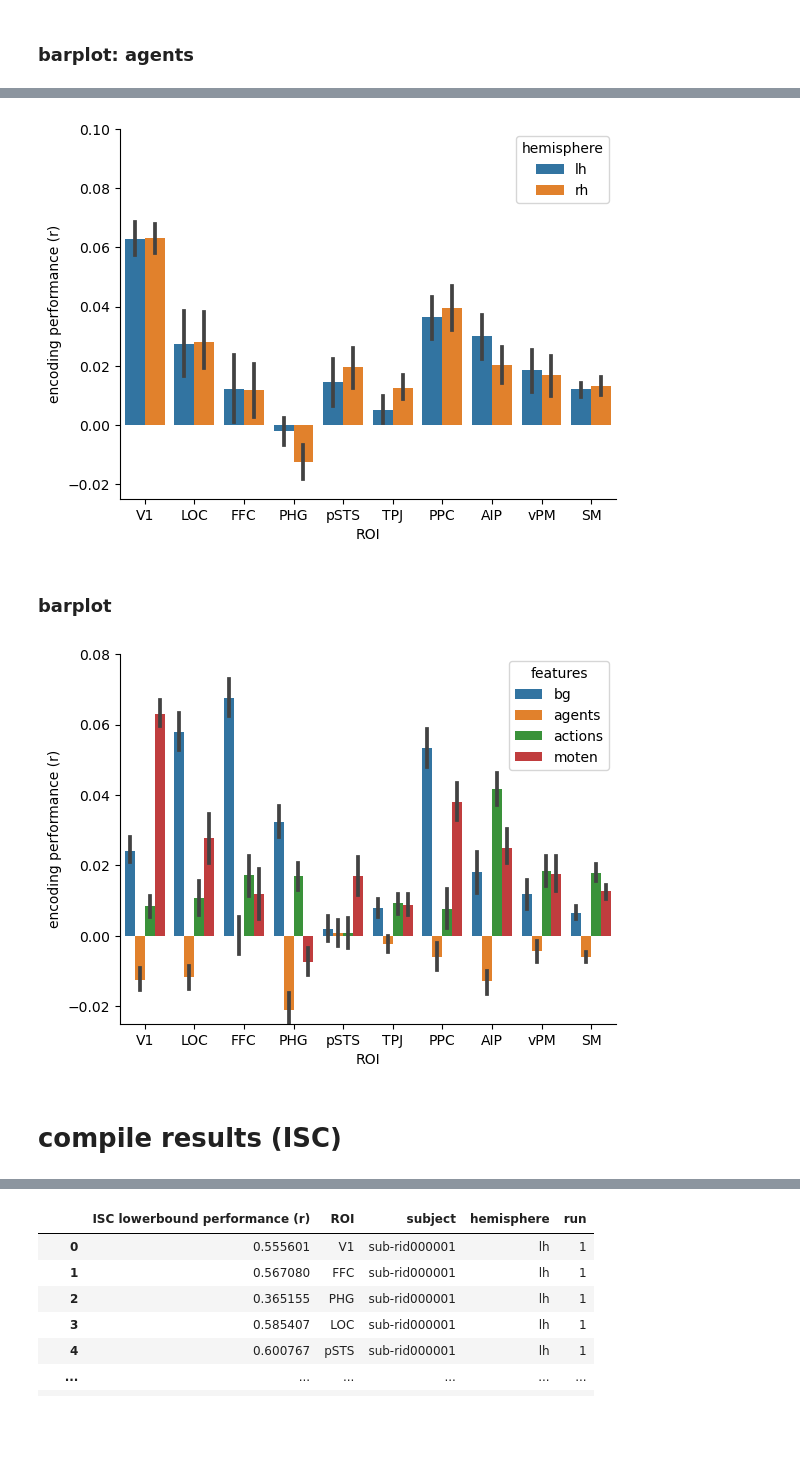
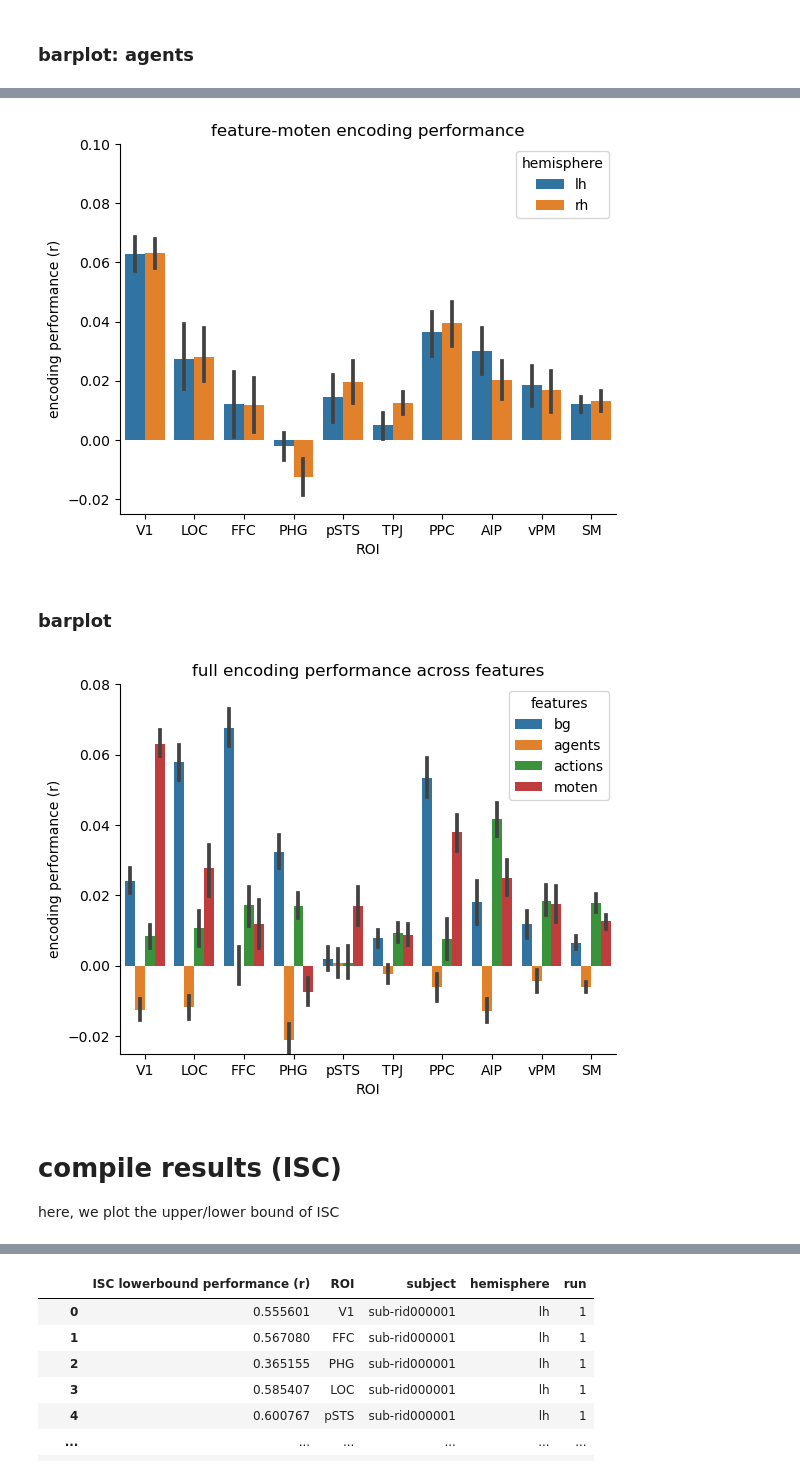
Before and after one commit to jungheejung/life-encoding, a Jupyter notebook: scripts/himalaya/fullmodel_0tr/step05_extractcorr.ipynb, the cells around one changed output, grey strips where cells are left out. Cells and saved outputs as stored; diff of their text form; code cells hidden in the pictures; blank space fills up the shorter version.

```diff
--- a/scripts/himalaya/fullmodel_0tr/step05_extractcorr.ipynb
+++ b/scripts/himalaya/fullmodel_0tr/step05_extractcorr.ipynb
@@ -209,25 +215,28 @@ sns.barplot(x="ROI",
               order=roi_order,
             )
 plt.ylim(-0.025, 0.1)
+plt.title("feature-moten encoding performance")
 sns.despine()
 # %% [output]
-[figure, old version]
+[figure, new version]
 # %% [markdown]
 ### barplot
 # %%
 #hue = features
 sns.barplot(x="ROI",
               y="encoding performance (r)",
               hue="features",
               data=results_df,
               order=roi_order
             )
 plt.ylim(-0.025, 0.08)
+plt.title("full encoding performance across features")
 sns.despine()
 # %% [output]
-[figure, old version]
+[figure, new version]
 # %% [markdown]
 # compile results (ISC)
+here, we plot the upper/lower bound of ISC
 # %%
 isc = {
     "ISC lowerbound performance (r)":[],
```
Also changed, not shown: parts of 11 cells of this notebook.
